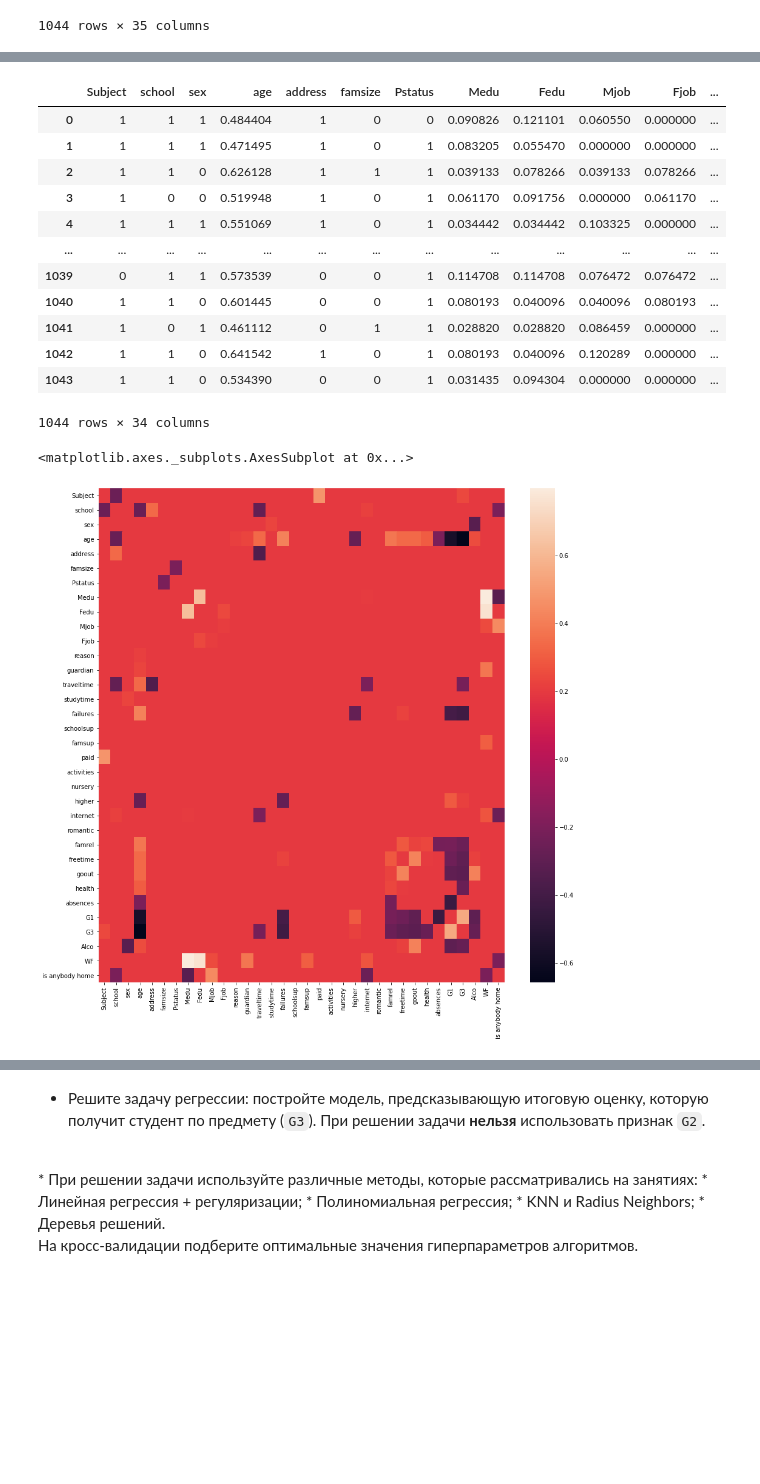
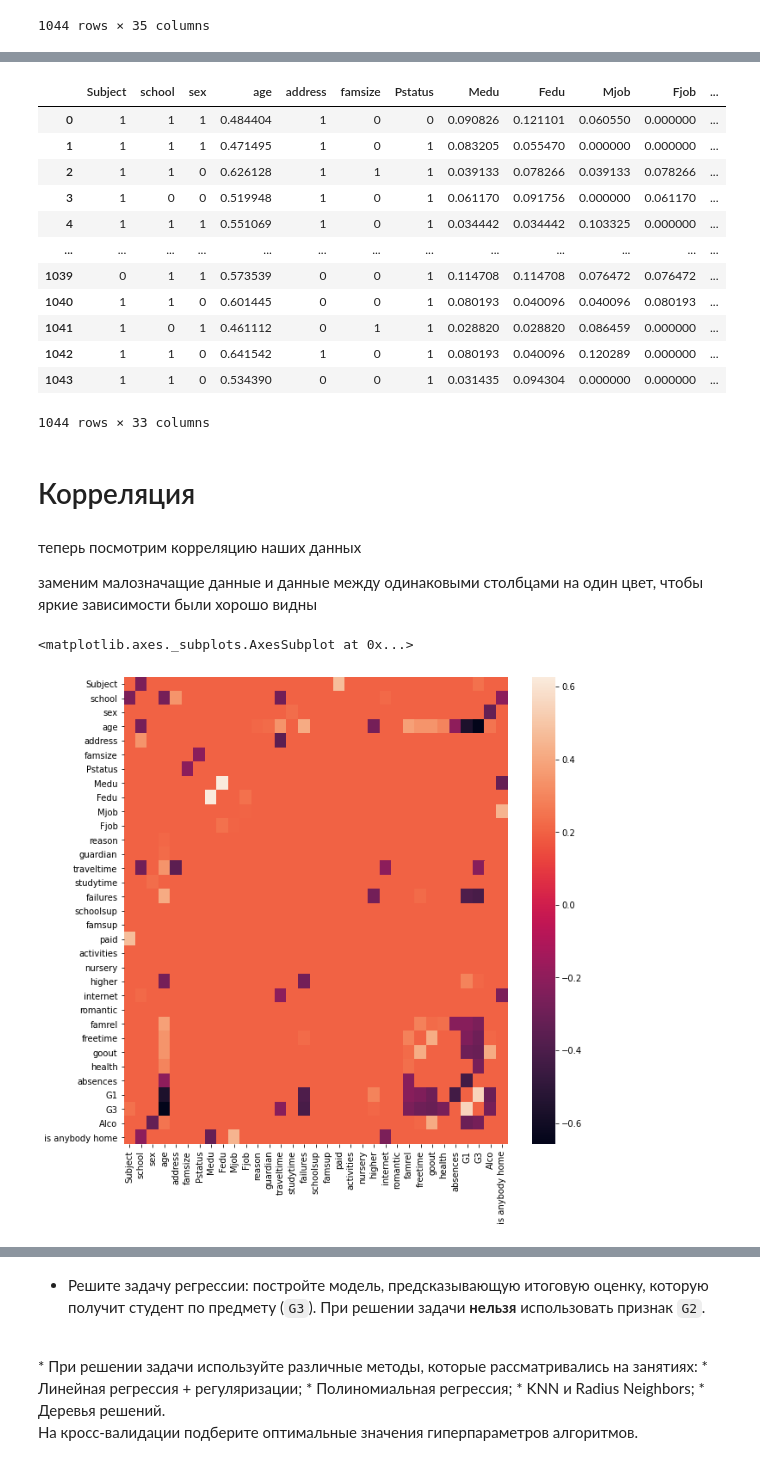
Before and after one commit to dariaAlium/iad, a Jupyter notebook: Lab_3_Supervised_Learning.ipynb, the cells around one changed output, grey strips where cells are left out. Cells and saved outputs as stored; diff of their text form; code cells hidden in the pictures; blank space fills up the shorter version.

```diff
--- a/Lab_3_Supervised_Learning.ipynb
+++ b/Lab_3_Supervised_Learning.ipynb
@@ -228,19 +261,6 @@ data.drop(['ID'], axis='columns', inplace=True)
 # %%
-'''
-сделаем нормализацию данных
-тут я поняла что в некоторых других столбцах есть некоректные данные
-так же объединим алкоголь в один столбец
-и создадим столбец благополучия в семье
-так же оставим бинарным признакам их бинарность
-'''
-def leave_bin(frame, norm):
-  for seria in frame.columns.tolist():
-    if (frame[seria].max() == 1) & (frame[seria].min() == 0):
-      norm[seria] = frame[seria]
-
 data_norm = pd.DataFrame(preprocessing.normalize(data), columns=list(data.columns))
 data_norm['Alco'] = data_norm['Dalc'] + data_norm['Walc']
-data_norm['WF'] = data_norm['famsize'] + data_norm['Pstatus'] + data_norm['Medu'] + data_norm['Fedu']+ data_norm['guardian']+data_norm['famsup'] +data_norm['paid']+ data_norm['internet']
 data_norm.drop(['Dalc'], axis='columns', inplace=True)
 data_norm.drop(['Walc'], axis='columns', inplace=True)
 data_norm.drop(['G2'], axis='columns', inplace=True)
@@ -261,24 +281,26 @@ data_norm
 | 1041 | 1 | 0 | 1 | 0.461112 | 0 | 1 | 1 | 0.028820 | 0.028820 | 0.086459 | 0.000000 | ... |
 | 1042 | 1 | 1 | 0 | 0.641542 | 1 | 0 | 1 | 0.080193 | 0.040096 | 0.120289 | 0.000000 | ... |
 | 1043 | 1 | 1 | 0 | 0.534390 | 0 | 0 | 1 | 0.031435 | 0.094304 | 0.000000 | 0.000000 | ... |
-1044 rows × 34 columns
+1044 rows × 33 columns
+# %% [markdown]
+# Корреляция
+# %% [markdown]
+теперь посмотрим корреляцию наших данных
+
+
+заменим малозначащие данные и данные между одинаковыми столбцами на один
+цвет, чтобы яркие зависимости были хорошо видны
 # %%
-'''
-теперь посмотрим корреляцию наших данных
-'''
 corr = data_norm.corr()
-fig, ax = plt.subplots(figsize=(15,15))
-'''
-заменим малозначащие данные и данные между одинаковыми столбцами на один
-цвет, чтобы яркие зависимости были хорошо видны
-'''
+fig, ax = plt.subplots(figsize=(10,10))
+
 for i in corr.columns.tolist():
   for j in corr.columns.tolist():
     if (-0.2 < corr[i][j] < 0.2) | (corr[i][j] == 1):
       corr[i][j] = 0.2
 sns.heatmap(corr, xticklabels=corr.columns.values,
            yticklabels=corr.columns.values)
 # %% [output]
 <matplotlib.axes._subplots.AxesSubplot at 0x...>
-[figure, old version]
+[figure, new version]
 # %% [markdown]
```
Also changed, not shown: parts of 116 cells of this notebook.
